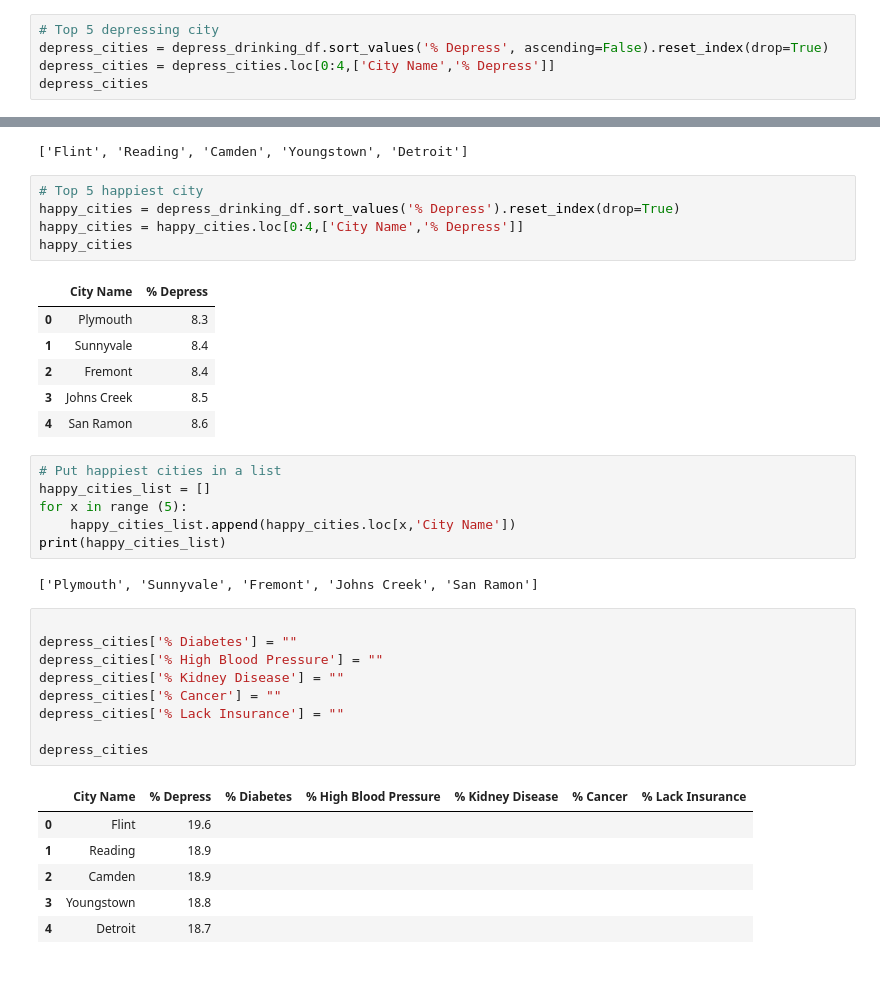
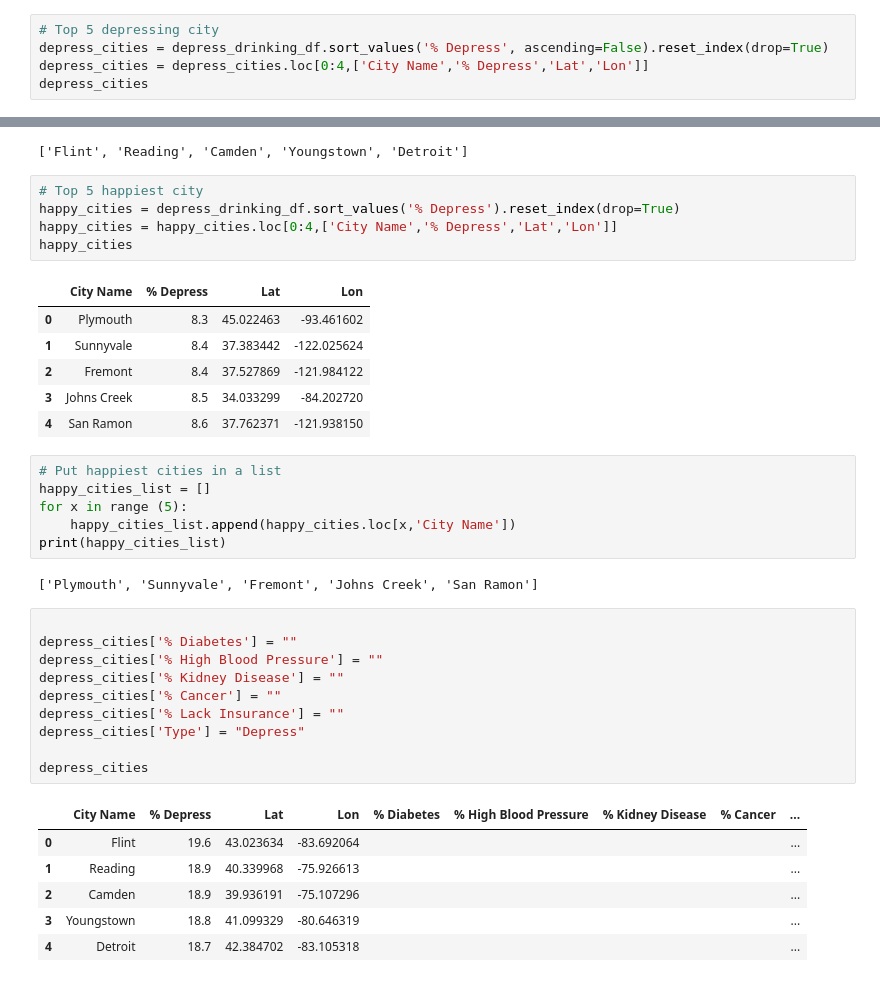
Before and after one commit to LanNguyen135/Group2, a Jupyter notebook: Alice.ipynb, the cells around one changed output, grey strips where cells are left out. Drawn from its saved outputs; the diff is of its cells as text.

```diff
--- a/Alice.ipynb
+++ b/Alice.ipynb
@@ -221,6 +242,6 @@ There is a weak correlation between depression and binge drinking
 # %%
 # Top 5 depressing city
 depress_cities = depress_drinking_df.sort_values('% Depress', ascending=False).reset_index(drop=True)
-depress_cities = depress_cities.loc[0:4,['City Name','% Depress']]
+depress_cities = depress_cities.loc[0:4,['City Name','% Depress','Lat','Lon']]
 depress_cities
 # %% [output]
@@ -241,15 +262,15 @@ print(depress_cities_list)
 # %%
 # Top 5 happiest city
 happy_cities = depress_drinking_df.sort_values('% Depress').reset_index(drop=True)
-happy_cities = happy_cities.loc[0:4,['City Name','% Depress']]
+happy_cities = happy_cities.loc[0:4,['City Name','% Depress','Lat','Lon']]
 happy_cities
 # %% [output]
-|  | City Name | % Depress |
-| 0 | Plymouth | 8.3 |
-| 1 | Sunnyvale | 8.4 |
-| 2 | Fremont | 8.4 |
-| 3 | Johns Creek | 8.5 |
-| 4 | San Ramon | 8.6 |
+|  | City Name | % Depress | Lat | Lon |
+| 0 | Plymouth | 8.3 | 45.022463 | -93.461602 |
+| 1 | Sunnyvale | 8.4 | 37.383442 | -122.025624 |
+| 2 | Fremont | 8.4 | 37.527869 | -121.984122 |
+| 3 | Johns Creek | 8.5 | 34.033299 | -84.202720 |
+| 4 | San Ramon | 8.6 | 37.762371 | -121.938150 |
 # %%
 # Put happiest cities in a list
 happy_cities_list = []
@@ -261,19 +282,20 @@ print(happy_cities_list)
 # %%
 
 depress_cities['% Diabetes'] = ""
 depress_cities['% High Blood Pressure'] = ""
 depress_cities['% Kidney Disease'] = ""
 depress_cities['% Cancer'] = ""
 depress_cities['% Lack Insurance'] = ""
+depress_cities['Type'] = "Depress"
 
 depress_cities
 # %% [output]
-|  | City Name | % Depress | % Diabetes | % High Blood Pressure | % Kidney Disease | % Cancer | % Lack Insurance |
-| 0 | Flint | 19.6 |  |  |  |  |  |
-| 1 | Reading | 18.9 |  |  |  |  |  |
-| 2 | Camden | 18.9 |  |  |  |  |  |
-| 3 | Youngstown | 18.8 |  |  |  |  |  |
-| 4 | Detroit | 18.7 |  |  |  |  |  |
+|  | City Name | % Depress | Lat | Lon | % Diabetes | % High Blood Pressure | % Kidney Disease | % Cancer | ... |
+| 0 | Flint | 19.6 | 43.023634 | -83.692064 |  |  |  |  | ... |
+| 1 | Reading | 18.9 | 40.339968 | -75.926613 |  |  |  |  | ... |
+| 2 | Camden | 18.9 | 39.936191 | -75.107296 |  |  |  |  | ... |
+| 3 | Youngstown | 18.8 | 41.099329 | -80.646319 |  |  |  |  | ... |
+| 4 | Detroit | 18.7 | 42.384702 | -83.105318 |  |  |  |  | ... |
 # %%
 diabetes_url = "https://data.cdc.gov/resource/cn78-b9bj.json?"
 high_blood_pressure_url = "https://data.cdc.gov/resource/ebxs-yc6e.json?"
```
Also changed, not shown: parts of 18 cells of this notebook, 7 other files.
